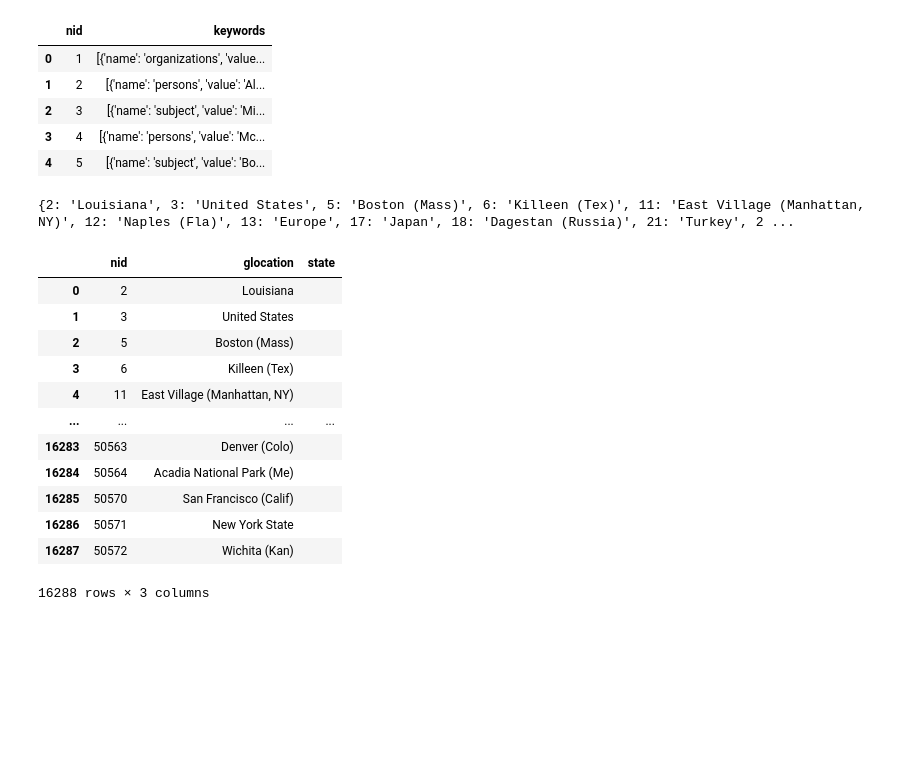
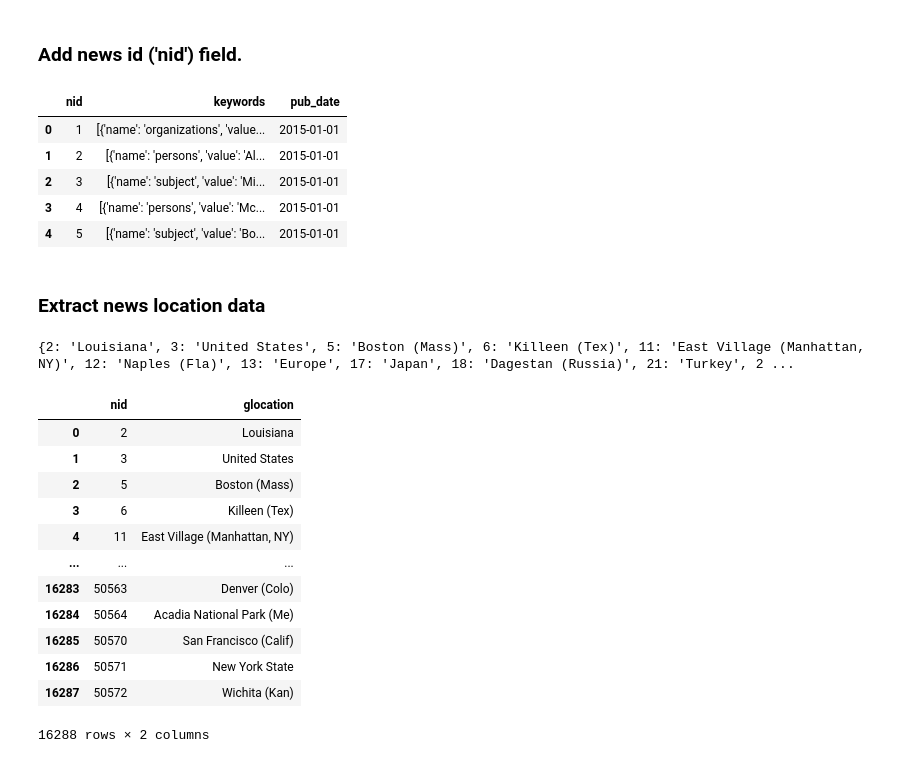
Before and after one commit to iCode13/News-Sentiment-Analysis-App, a Jupyter notebook: data/heatmap.ipynb, the cells around one changed output. Saved outputs shown, nothing was run; the diff lists cells and outputs as text; code cells hidden in the pictures; blank space fills up the shorter version.

Commit message:
pub date data for news locations

```diff
--- a/data/heatmap.ipynb
+++ b/data/heatmap.ipynb
@@ -40,14 +46,17 @@ states_df
+# %% [markdown]
+### Add news id ('nid') field.
 # %%
-# Add a news id ('nid') field to news dataframe.
 df['nid'] = range(1, len(df) + 1)
-df = df[['nid', 'keywords']]
+df = df[['nid', 'keywords', 'pub_date']]
 df.head()
 # %% [output]
-|  | nid | keywords |
-| 0 | 1 | [{'name': 'organizations', 'value... |
-| 1 | 2 | [{'name': 'persons', 'value': 'Al... |
-| 2 | 3 | [{'name': 'subject', 'value': 'Mi... |
-| 3 | 4 | [{'name': 'persons', 'value': 'Mc... |
-| 4 | 5 | [{'name': 'subject', 'value': 'Bo... |
+|  | nid | keywords | pub_date |
+| 0 | 1 | [{'name': 'organizations', 'value... | 2015-01-01 |
+| 1 | 2 | [{'name': 'persons', 'value': 'Al... | 2015-01-01 |
+| 2 | 3 | [{'name': 'subject', 'value': 'Mi... | 2015-01-01 |
+| 3 | 4 | [{'name': 'persons', 'value': 'Mc... | 2015-01-01 |
+| 4 | 5 | [{'name': 'subject', 'value': 'Bo... | 2015-01-01 |
+# %% [markdown]
+### Extract news location data
 # %%
 # Convert 'keywords' to list, and loop through rows to obtain values where name=glocations.
@@ -69,27 +77,24 @@ print(glocations)
 # %%
 # Create dataframe from dict of glocations, then reformat dataframe.
 
-df = pd.DataFrame.from_dict(glocations, orient='index')
-df['nid'] = df.index
-df = df.reset_index(drop=True)
-df = df.rename(columns={df.columns[0]:'glocation'})
+df_location = pd.DataFrame.from_dict(glocations, orient='index')
+df_location['nid'] = df_location.index
+df_location = df_location.reset_index(drop=True)
+df_location = df_location.rename(columns={df_location.columns[0]:'glocation'})
 
-# Add column for approx US state based on glocation.
-df['state'] = ""
-
-df = df[['nid', 'glocation', 'state']]
-df
+df_location = df_location[['nid', 'glocation']]
+df_location
 # %% [output]
-|  | nid | glocation | state |
-| 0 | 2 | Louisiana |  |
-| 1 | 3 | United States |  |
-| 2 | 5 | Boston (Mass) |  |
-| 3 | 6 | Killeen (Tex) |  |
-| 4 | 11 | East Village (Manhattan, NY) |  |
-| ... | ... | ... | ... |
-| 16283 | 50563 | Denver (Colo) |  |
-| 16284 | 50564 | Acadia National Park (Me) |  |
-| 16285 | 50570 | San Francisco (Calif) |  |
-| 16286 | 50571 | New York State |  |
-| 16287 | 50572 | Wichita (Kan) |  |
+|  | nid | glocation |
+| 0 | 2 | Louisiana |
+| 1 | 3 | United States |
+| 2 | 5 | Boston (Mass) |
+| 3 | 6 | Killeen (Tex) |
+| 4 | 11 | East Village (Manhattan, NY) |
+| ... | ... | ... |
+| 16283 | 50563 | Denver (Colo) |
+| 16284 | 50564 | Acadia National Park (Me) |
+| 16285 | 50570 | San Francisco (Calif) |
+| 16286 | 50571 | New York State |
+| 16287 | 50572 | Wichita (Kan) |
-16288 rows × 3 columns
+16288 rows × 2 columns
```
Also changed, not shown: parts of 16 cells of this notebook.
